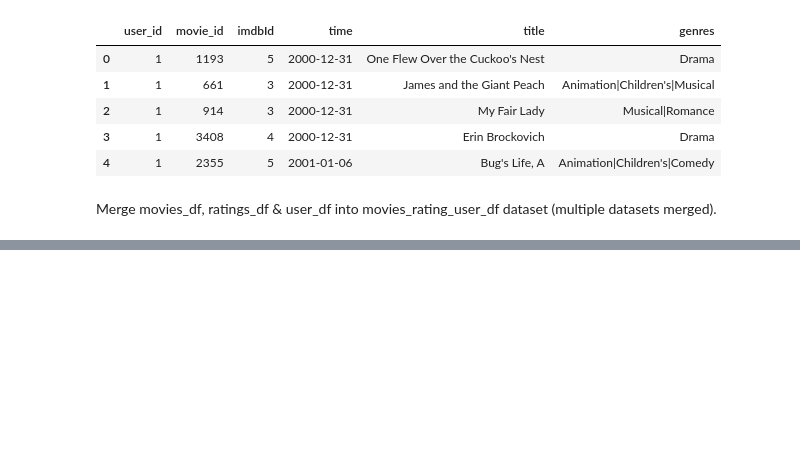
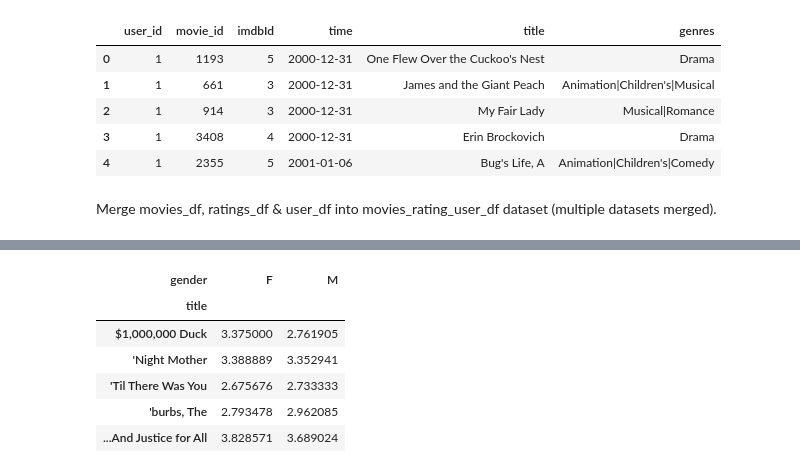
Before and after one commit to cifiyoo/hwt-project, a Jupyter notebook: hwt-project.ipynb, the cells around one changed output, grey strips where cells are left out. Drawn from its saved outputs; the diff is of its cells as text; code cells hidden in the pictures; blank space fills up the shorter version.

```diff
--- a/hwt-project.ipynb
+++ b/hwt-project.ipynb
@@ -201,0 +313,12 @@ movies_ratings_user_df.head()
+# %%
+# Getting the mean value of ratings for the same movie based on gender
+mean_rating = movies_ratings_user_df.pivot_table('imdbId',index='title',columns='gender',aggfunc='mean')
+mean_rating.head()
+# %% [output]
+| gender | F | M |
+| title |  |  |
+| $1,000,000 Duck | 3.375000 | 2.761905 |
+| 'Night Mother | 3.388889 | 3.352941 |
+| 'Til There Was You | 2.675676 | 2.733333 |
+| 'burbs, The | 2.793478 | 2.962085 |
+| ...And Justice for All | 3.828571 | 3.689024 |
```
Also changed, not shown: parts of 18 cells of this notebook.
